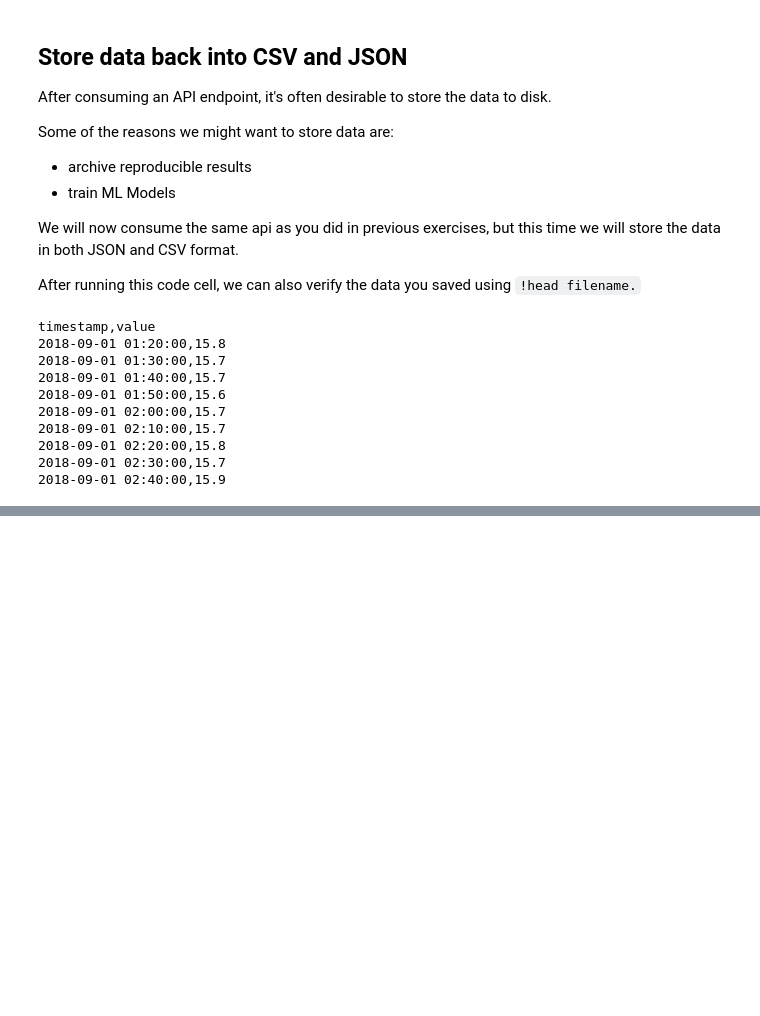
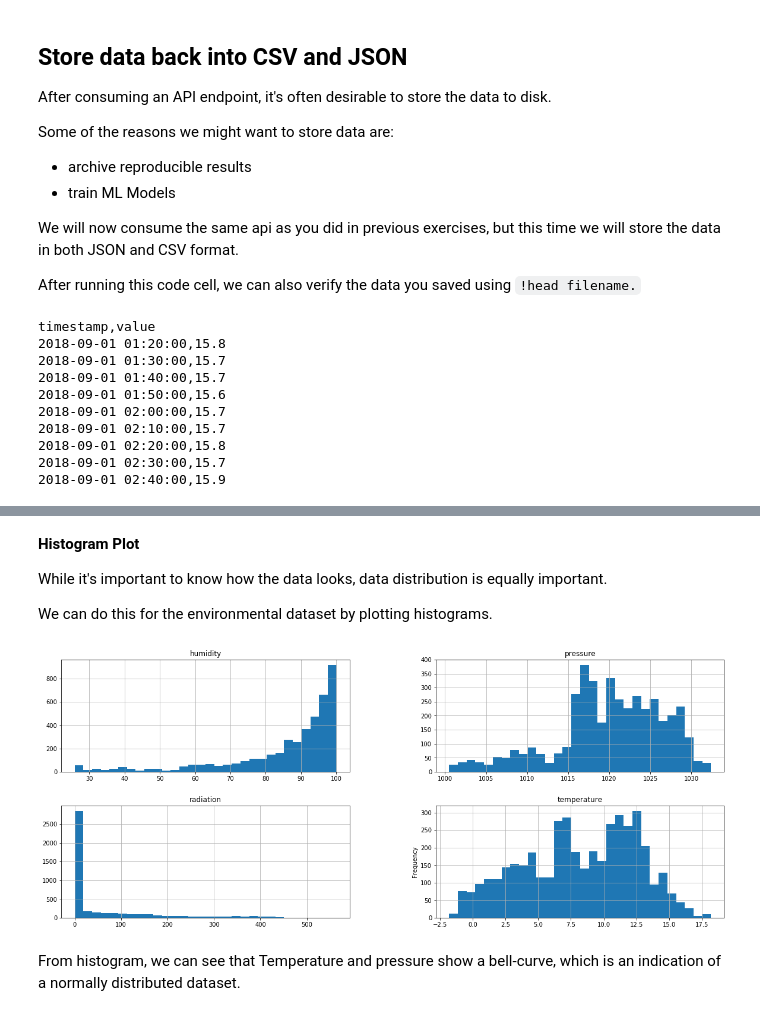
Before and after one commit to sachinkun21/IOT_Analytics, a Jupyter notebook: IoT_analytics_Using_Python.ipynb, the cells around one changed output, grey strips where cells are left out. Saved outputs shown, nothing was run; the diff lists cells and outputs as text; code cells hidden in the pictures; blank space fills up the shorter version.

```diff
--- a/IoT_analytics_Using_Python.ipynb
+++ b/IoT_analytics_Using_Python.ipynb
@@ -106,0 +289,22 @@ timestamp,value
+# %% [markdown]
+**Histogram Plot**
+
+While it's important to know how the data looks, data distribution is equally important.
+
+We can do this for the environmental dataset by plotting histograms.
+# %%
+# cols to be plotted in histogram
+cols = ["temperature", "humidity", "pressure", "radiation"]
+
+# Create a histogram
+df_nov[cols].hist(bins = 30, figsize = (20,8))
+
+# Label Y-Axis
+plt.ylabel("Frequency")
+
+# Show plot
+plt.show()
+# %% [output]
+[figure, added]
+# %% [markdown]
+From histogram, we can see that Temperature and pressure show a bell-curve, which is an indication of a normally distributed dataset.
```
Also changed, not shown: parts of 33 cells of this notebook.
